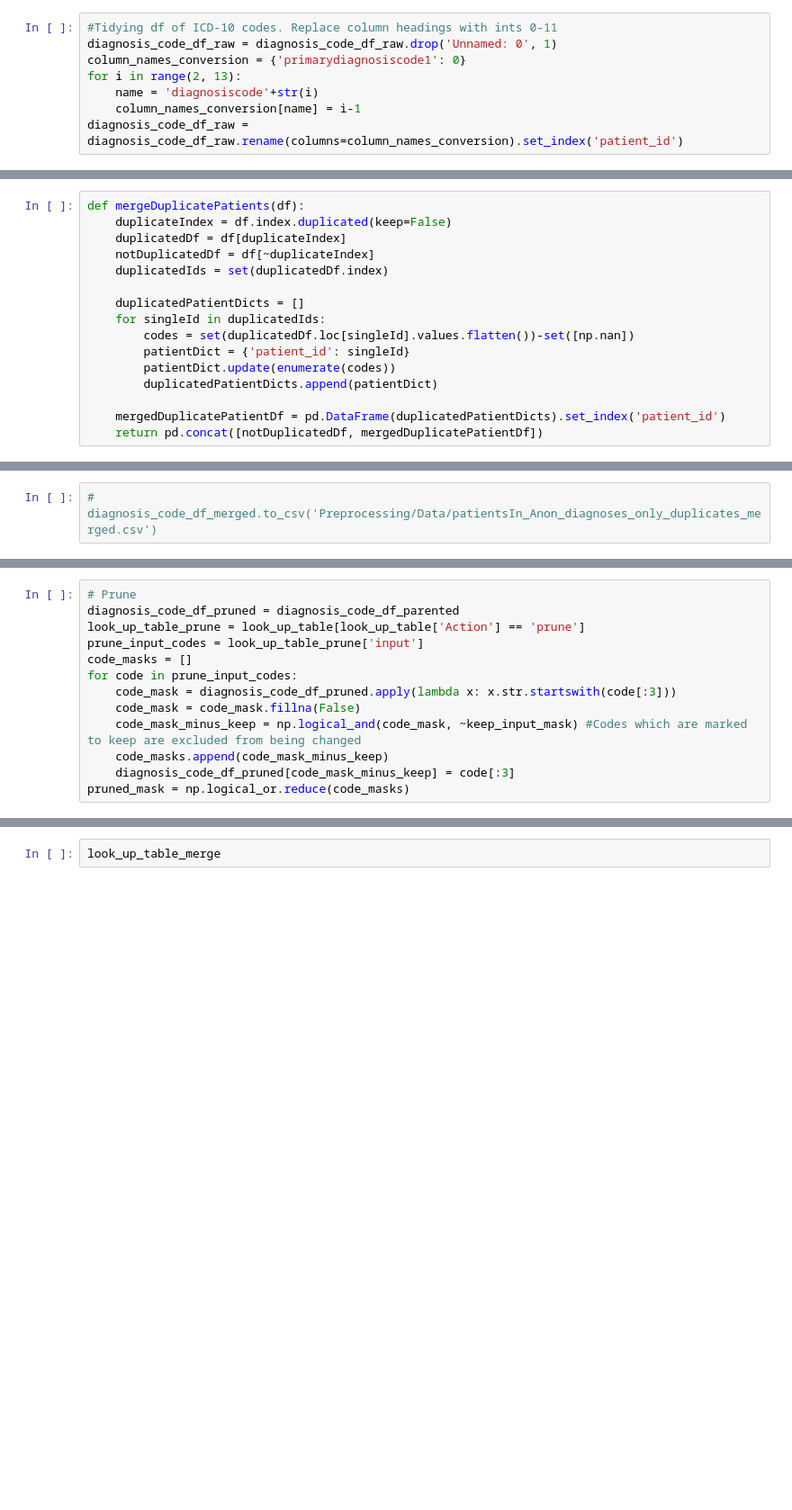
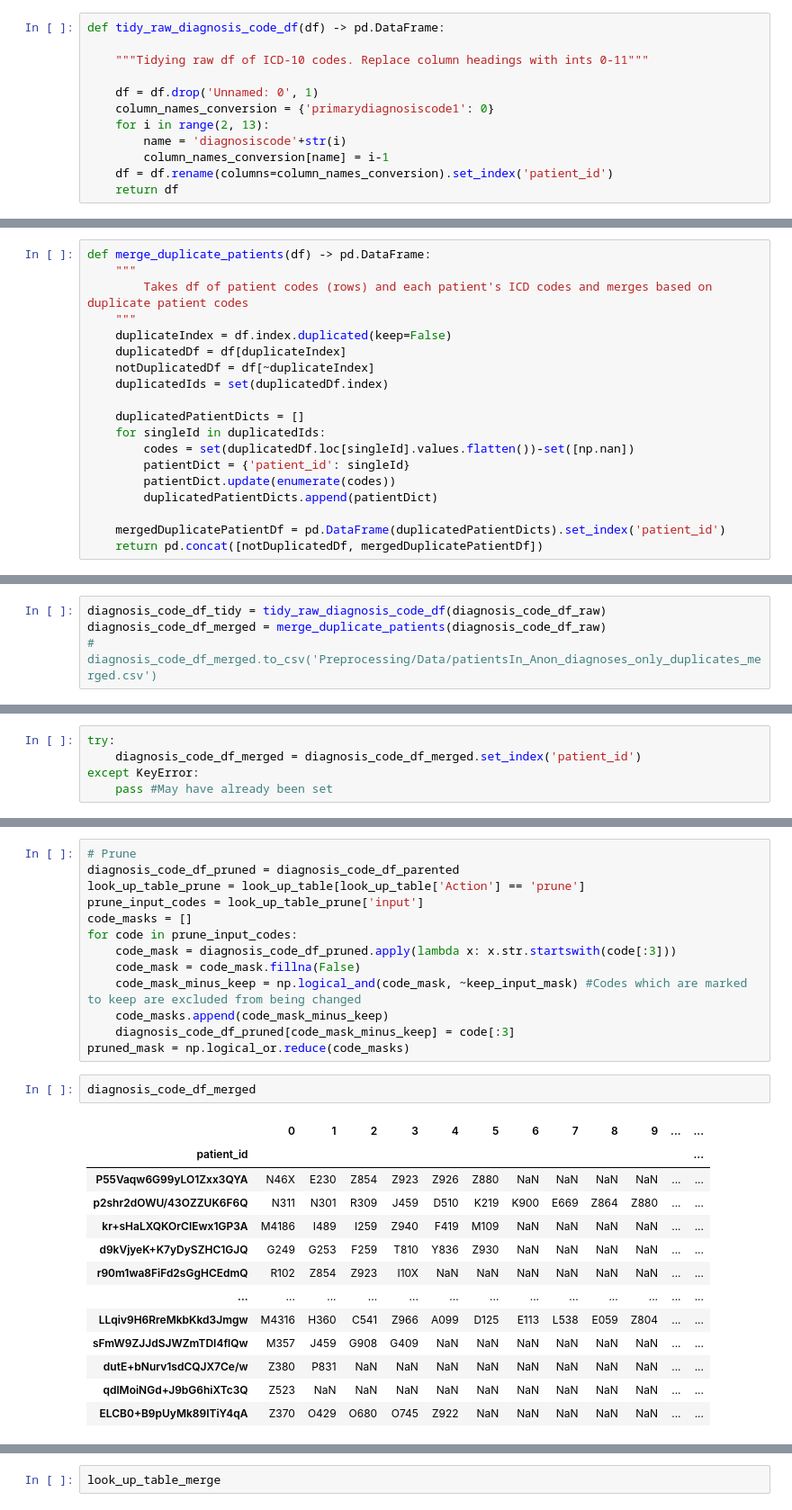
Before and after one commit to thenineteen/Deep-Covariant-Structure-of-Comorbidities, a Jupyter notebook: Preprocessing/1.0-kd-icd10-conversion-pipeline.ipynb, the cells around one changed output, grey strips where cells are left out. Shown at 90% size. Cells and saved outputs as stored; diff of their text form; blank space fills up the shorter version.

Commit message:
tidy preprocessing

```diff
--- a/Preprocessing/1.0-kd-icd10-conversion-pipeline.ipynb
+++ b/Preprocessing/1.0-kd-icd10-conversion-pipeline.ipynb
@@ -17,8 +23,12 @@ diagnosis_code_df_merged = pd.read_csv('Preprocessing/Data/patientsIn_Anon_diagn
 # %%
-#Tidying df of ICD-10 codes. Replace column headings with ints 0-11
-diagnosis_code_df_raw = diagnosis_code_df_raw.drop('Unnamed: 0', 1)
-column_names_conversion = {'primarydiagnosiscode1': 0}
-for i in range(2, 13):
-    name = 'diagnosiscode'+str(i)
-    column_names_conversion[name] = i-1
-diagnosis_code_df_raw = diagnosis_code_df_raw.rename(columns=column_names_conversion).set_index('patient_id')
+def tidy_raw_diagnosis_code_df(df) -> pd.DataFrame:
+
+    """Tidying raw df of ICD-10 codes. Replace column headings with ints 0-11"""
+
+    df = df.drop('Unnamed: 0', 1)
+    column_names_conversion = {'primarydiagnosiscode1': 0}
+    for i in range(2, 13):
+        name = 'diagnosiscode'+str(i)
+        column_names_conversion[name] = i-1
+    df = df.rename(columns=column_names_conversion).set_index('patient_id')
+    return df
@@ -27,5 +35,8 @@ Converting exceptions file into a machine readable 1:1 I/O file
 # %%
-def mergeDuplicatePatients(df):
+def merge_duplicate_patients(df) -> pd.DataFrame:
+    """
+        Takes df of patient codes (rows) and each patient's ICD codes and merges based on duplicate patient codes
+    """
     duplicateIndex = df.index.duplicated(keep=False)
     duplicatedDf = df[duplicateIndex]
     notDuplicatedDf = df[~duplicateIndex]
@@ -57,2 +54,4 @@ KeyError: 'patient_id'
 # %%
+diagnosis_code_df_tidy = tidy_raw_diagnosis_code_df(diagnosis_code_df_raw)
+diagnosis_code_df_merged = merge_duplicate_patients(diagnosis_code_df_raw)
 # diagnosis_code_df_merged.to_csv('Preprocessing/Data/patientsIn_Anon_diagnoses_only_duplicates_merged.csv')
@@ -59 +60,6 @@ KeyError: 'patient_id'
+# %%
+try:
+    diagnosis_code_df_merged = diagnosis_code_df_merged.set_index('patient_id')
+except KeyError:
+    pass #May have already been set
 # %%
@@ -118,3 +184,19 @@ for code in prune_input_codes:
     code_masks.append(code_mask_minus_keep)
     diagnosis_code_df_pruned[code_mask_minus_keep] = code[:3]
 pruned_mask = np.logical_or.reduce(code_masks)
+# %%
+diagnosis_code_df_merged
+# %% [output]
+|  | 0 | 1 | 2 | 3 | 4 | 5 | 6 | 7 | 8 | 9 | ... | ... |
+| patient_id |  |  |  |  |  |  |  |  |  |  |  | ... |
+| P55Vaqw6G99yLO1Zxx3QYA | N46X | E230 | Z854 | Z923 | Z926 | Z880 | NaN | NaN | NaN | NaN | ... | ... |
+| p2shr2dOWU/43OZZUK6F6Q | N311 | N301 | R309 | J459 | D510 | K219 | K900 | E669 | Z864 | Z880 | ... | ... |
+| kr+sHaLXQKOrCIEwx1GP3A | M4186 | I489 | I259 | Z940 | F419 | M109 | NaN | NaN | NaN | NaN | ... | ... |
+| d9kVjyeK+K7yDySZHC1GJQ | G249 | G253 | F259 | T810 | Y836 | Z930 | NaN | NaN | NaN | NaN | ... | ... |
+| r90m1wa8FiFd2sGgHCEdmQ | R102 | Z854 | Z923 | I10X | NaN | NaN | NaN | NaN | NaN | NaN | ... | ... |
+| ... | ... | ... | ... | ... | ... | ... | ... | ... | ... | ... | ... | ... |
+| LLqiv9H6RreMkbKkd3Jmgw | M4316 | H360 | C541 | Z966 | A099 | D125 | E113 | L538 | E059 | Z804 | ... | ... |
+| sFmW9ZJJdSJWZmTDI4flQw | M357 | J459 | G908 | G409 | NaN | NaN | NaN | NaN | NaN | NaN | ... | ... |
+| dutE+bNurv1sdCQJX7Ce/w | Z380 | P831 | NaN | NaN | NaN | NaN | NaN | NaN | NaN | NaN | ... | ... |
+| qdlMoiNGd+J9bG6hiXTc3Q | Z523 | NaN | NaN | NaN | NaN | NaN | NaN | NaN | NaN | NaN | ... | ... |
+| ELCB0+B9pUyMk89ITiY4qA | Z370 | O429 | O680 | O745 | Z922 | NaN | NaN | NaN | NaN | NaN | ... | ... |
```
Also changed, not shown: parts of 27 cells of this notebook.
